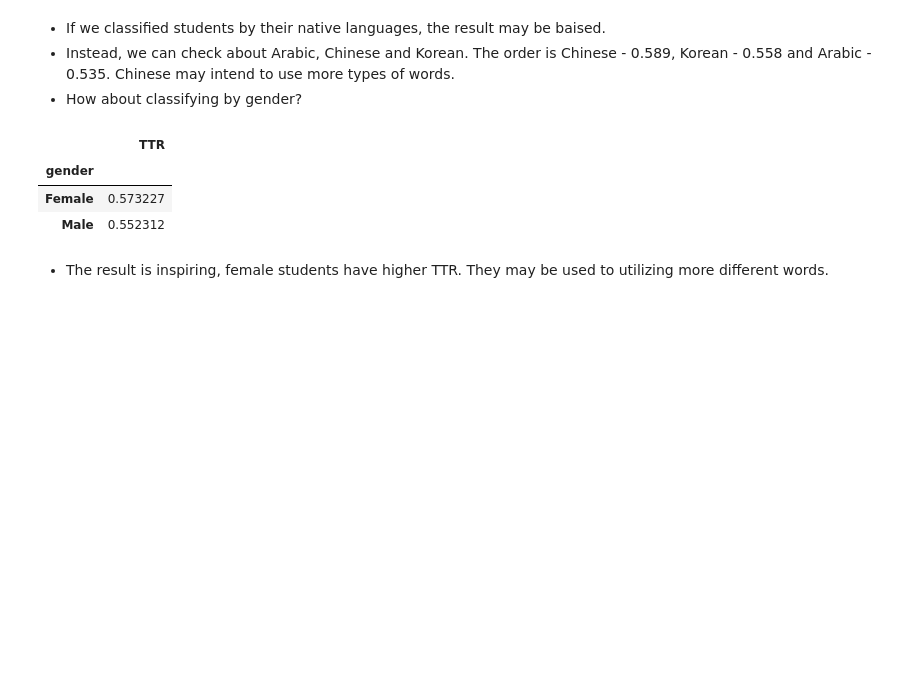
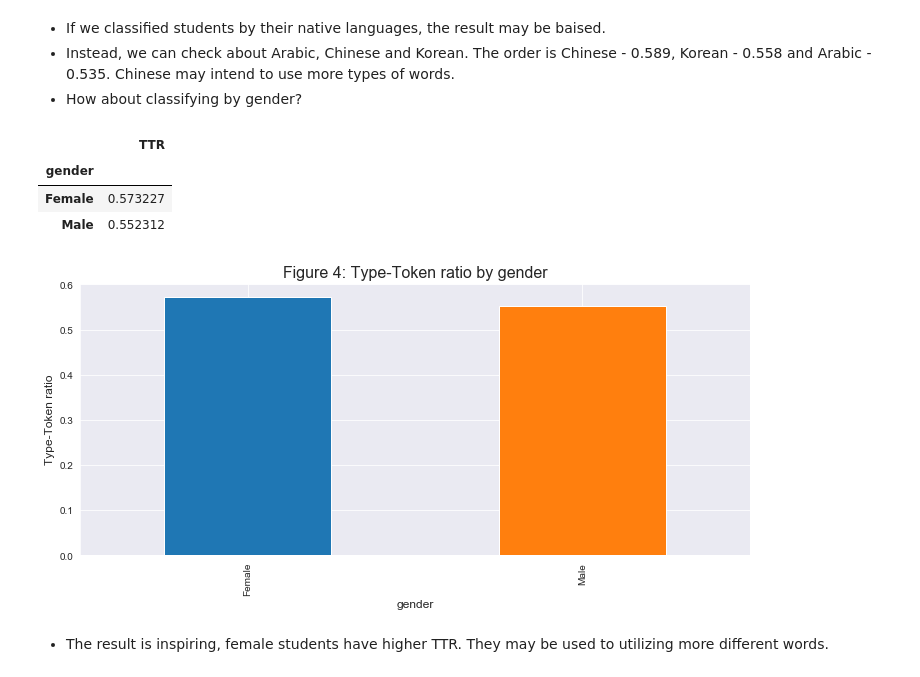
Before and after one commit to Data-Science-for-Linguists-2019/Spell-Checker, a Jupyter notebook: ELI_part2.ipynb, the cells around one changed output. Saved outputs shown, nothing was run; the diff lists cells and outputs as text; code cells hidden in the pictures; blank space fills up the shorter version.

```diff
--- a/ELI_part2.ipynb
+++ b/ELI_part2.ipynb
@@ -150,6 +159,14 @@ lexical_diversity_gender
 | gender |  |
 | Female | 0.573227 |
 | Male | 0.552312 |
+# %%
+lexical_diversity_gender.iloc[:,0].plot(kind='bar', figsize=(12,5))   # Not saving output as a plot object
+plt.title('Figure 4: Type-Token ratio by gender', fontsize=16)          # Must use plt.title(), plt.xlabel() etc.
+plt.xlabel('gender', fontsize=12)
+plt.ylabel('Type-Token ratio', fontsize=12)
+plt.show()
+# %% [output]
+[figure, added]
 # %% [markdown]
 - The result is inspiring, female students have higher TTR. They may be used to utilizing more different words.
 # %% [markdown]
```
Also changed, not shown: parts of 15 cells of this notebook, 5 other files.
